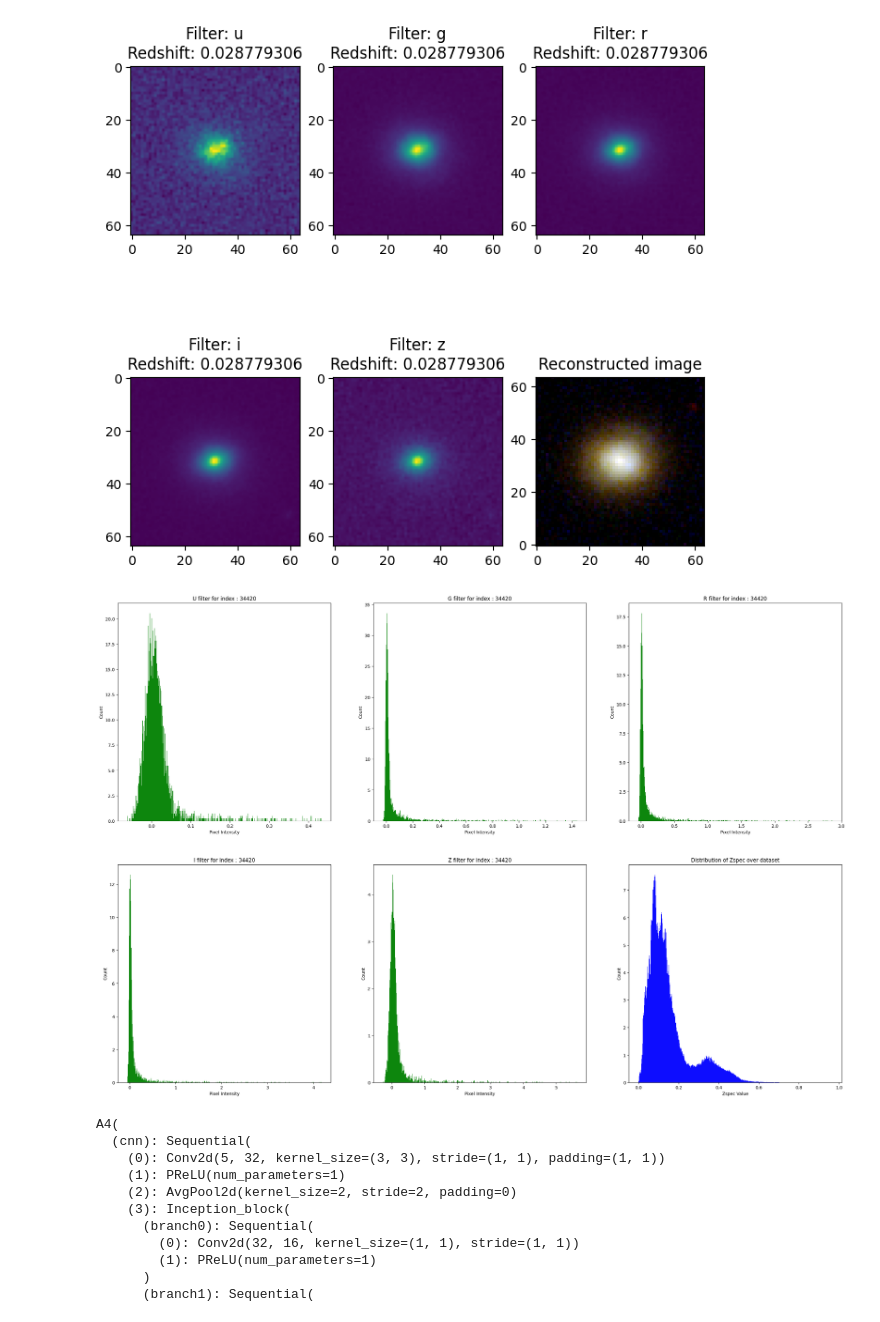
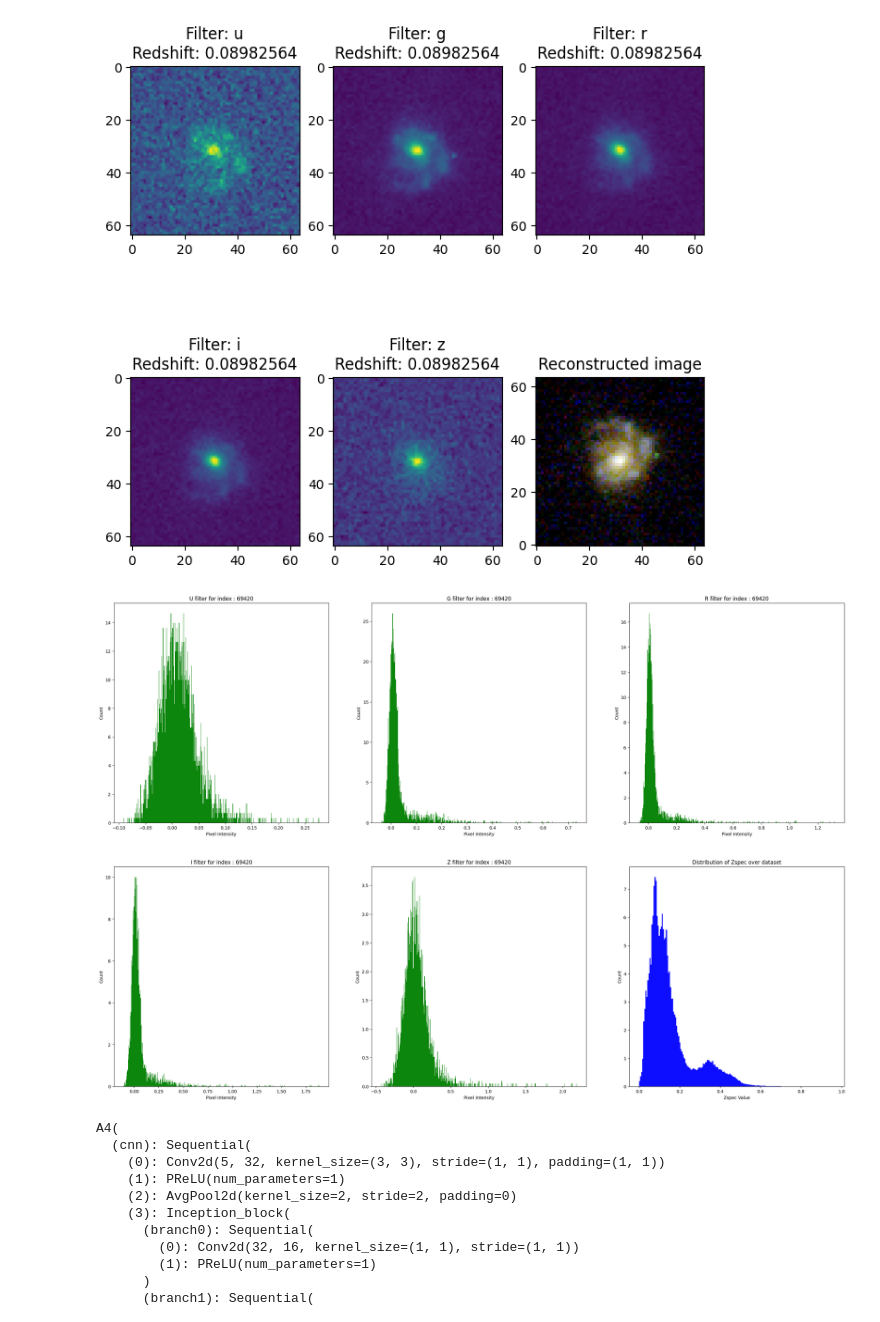
Before and after one commit to 1ArgoS1/PhotoZ, a Jupyter notebook: Data_Analysis.ipynb, the cells around one changed output. Saved outputs shown, nothing was run; the diff lists cells and outputs as text; code cells hidden in the pictures.

```diff
--- a/Data_Analysis.ipynb
+++ b/Data_Analysis.ipynb
@@ -29,7 +29,7 @@ labels = np.load("../data/labels.npy", mmap_mode='r', fix_imports=True)
 # %%
 #Define the sample data
 
-sample = 34420
+sample = 69420
 # %%
 # Show a sample from the dataset.
 import img_scale
@@ -83,28 +83,28 @@ for i in range(columns*rows):
     plt.imshow(img)
 plt.show()
 # %% [output]
-[figure, old version]
+[figure, new version]
 # %%
 # Plot the histogram of each filter
 
 datapt = [file[sample,:,:,j].reshape(-1) for j in range(5)]
 fig, ax = plt.subplots(nrows=2, ncols=3, figsize=(30, 20))
 filters = [f'{x} filter for index : {sample}' for x in ['U','G','R','I','Z']]
 for i in range(5):
     x = datapt[i]
     ax[i-i%3-2,i%3].set_title(filters[i])
     ax[i-i%3-2,i%3].set_xlabel("Pixel Intensity")
     ax[i-i%3-2,i%3].set_ylabel("Count")
     ax[i-i%3-2,i%3].hist(x, 500, density=True, facecolor='g', alpha=0.95)
 
 ax[1,2].set_title("Distribution of Zspec over dataset")
 ax[1,2].set_xlabel("Zspec Value")
 ax[1,2].set_ylabel("Count")
-ax[1,2].hist([sample[5] for sample in labels],500,density=True, facecolor='b', alpha=0.95)
+ax[1,2].hist([sample[5] for sample in labels],190,density=True, facecolor='b', alpha=0.95)
 
 plt.show()
 # %% [output]
-[figure, old version]
+[figure, new version]
 # %%
 # Change the model here and load appropriate checkpoint.
 #model = A5([32,32],5,[2, 3, 5, 3, 5],[128, 128, 256, 256, 256],['T','C','T','C'])
```
Also changed, not shown: parts of 7 cells of this notebook, 1 other file.
